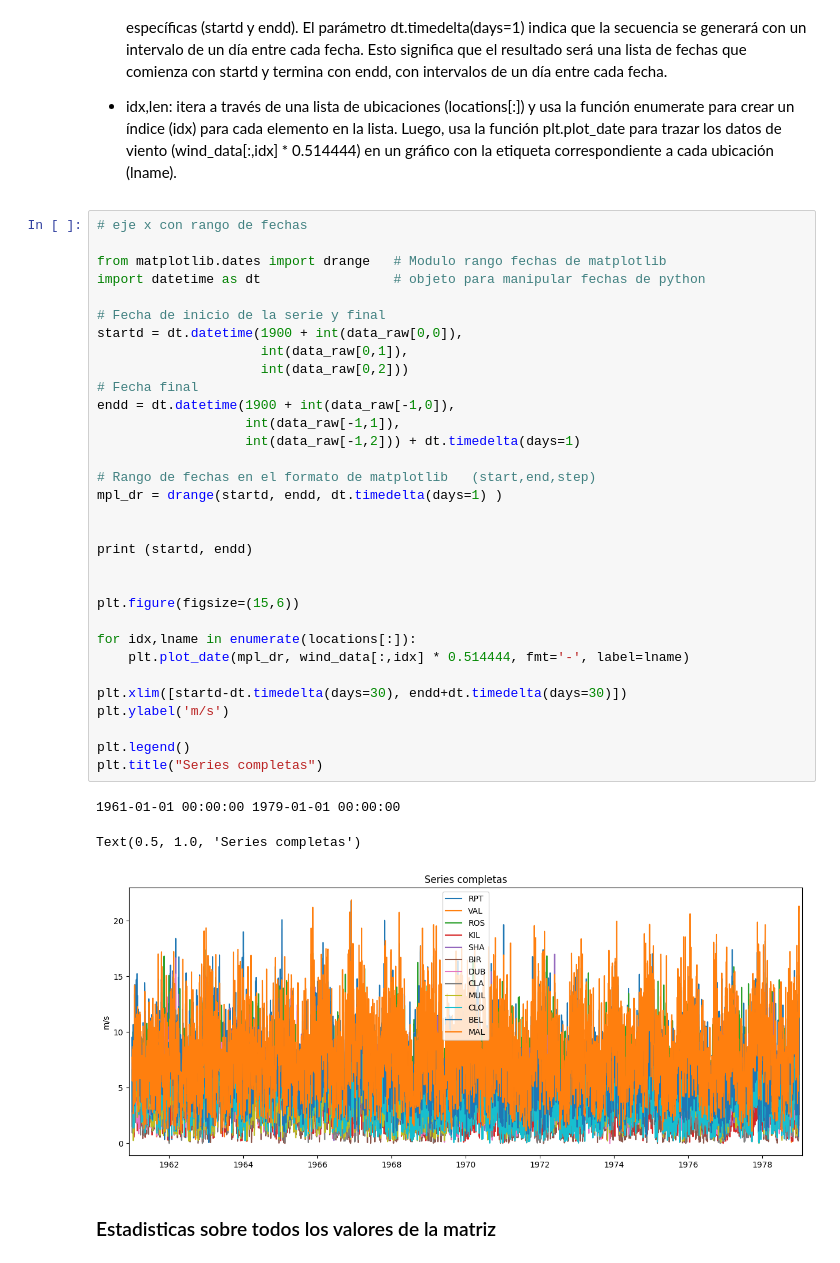
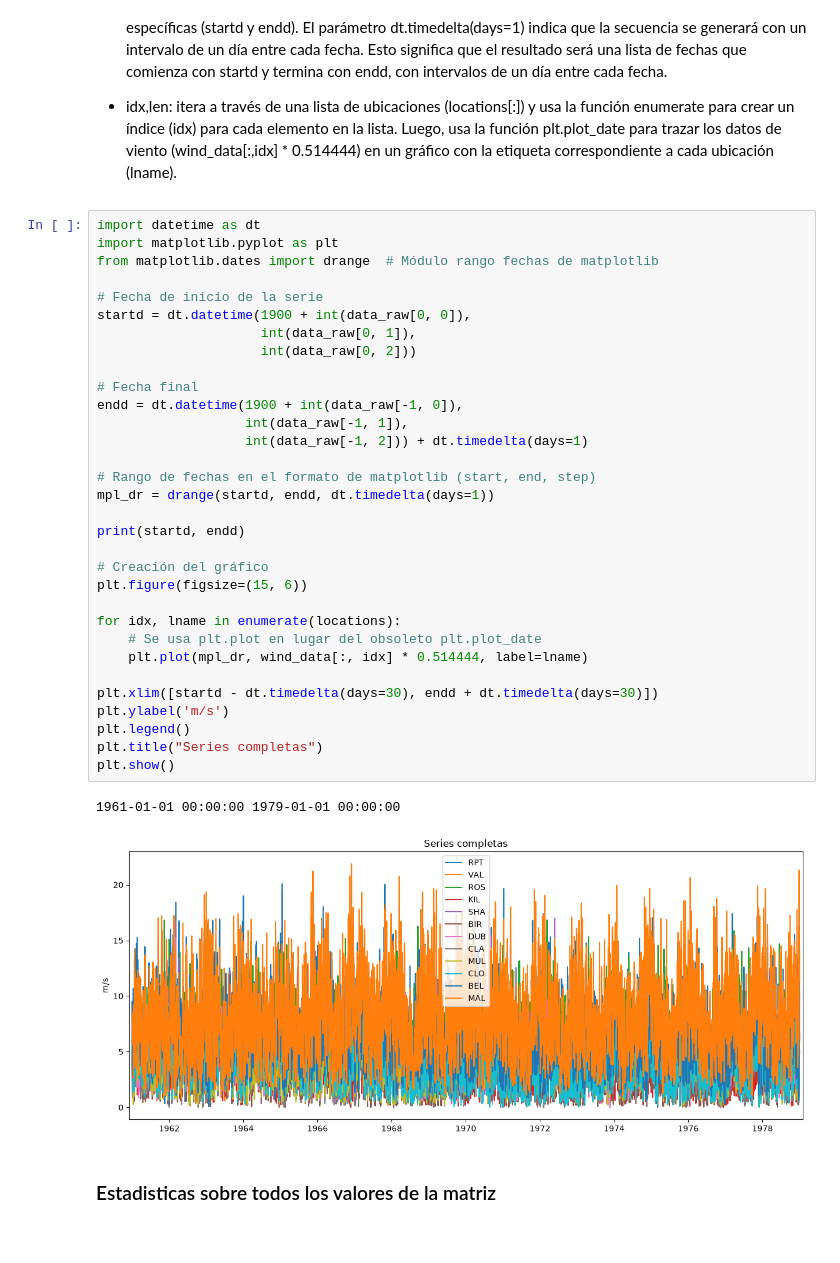
Before and after one commit to GRuesga/I.-Programacion-I, a Jupyter notebook: Unidad II/2. timeseries-numpy.ipynb, the cells around one changed output. Saved outputs shown, nothing was run; the diff lists cells and outputs as text.

```diff
--- a/Unidad II/2. timeseries-numpy.ipynb
+++ b/Unidad II/2. timeseries-numpy.ipynb
@@ -76,41 +77,40 @@ ModuleNotFoundError: No module named 'matplotlib'
 
 * idx,len: itera a través de una lista de ubicaciones (locations[:]) y usa la función enumerate para crear un índice (idx) para cada elemento en la lista. Luego, usa la función plt.plot_date para trazar los datos de viento (wind_data[:,idx] * 0.514444) en un gráfico con la etiqueta correspondiente a cada ubicación (lname).
 # %%
-# eje x con rango de fechas
+import datetime as dt
+import matplotlib.pyplot as plt
+from matplotlib.dates import drange  # Módulo rango fechas de matplotlib
 
-from matplotlib.dates import drange   # Modulo rango fechas de matplotlib
-import datetime as dt                 # objeto para manipular fechas de python
+# Fecha de inicio de la serie
+startd = dt.datetime(1900 + int(data_raw[0, 0]),
+                     int(data_raw[0, 1]),
+                     int(data_raw[0, 2]))
 
-# Fecha de inicio de la serie y final
-startd = dt.datetime(1900 + int(data_raw[0,0]),
-                     int(data_raw[0,1]),
-                     int(data_raw[0,2]))
 # Fecha final
-endd = dt.datetime(1900 + int(data_raw[-1,0]),
-                   int(data_raw[-1,1]),
-                   int(data_raw[-1,2])) + dt.timedelta(days=1)
+endd = dt.datetime(1900 + int(data_raw[-1, 0]),
+                   int(data_raw[-1, 1]),
+                   int(data_raw[-1, 2])) + dt.timedelta(days=1)
 
-# Rango de fechas en el formato de matplotlib   (start,end,step)
-mpl_dr = drange(startd, endd, dt.timedelta(days=1) )
+# Rango de fechas en el formato de matplotlib (start, end, step)
+mpl_dr = drange(startd, endd, dt.timedelta(days=1))
 
+print(startd, endd)
 
-print (startd, endd)
+# Creación del gráfico
+plt.figure(figsize=(15, 6))
 
+for idx, lname in enumerate(locations):
+    # Se usa plt.plot en lugar del obsoleto plt.plot_date
+    plt.plot(mpl_dr, wind_data[:, idx] * 0.514444, label=lname)
 
-plt.figure(figsize=(15,6))
-
-for idx,lname in enumerate(locations[:]):
-    plt.plot_date(mpl_dr, wind_data[:,idx] * 0.514444, fmt='-', label=lname)
-
-plt.xlim([startd-dt.timedelta(days=30), endd+dt.timedelta(days=30)])
+plt.xlim([startd - dt.timedelta(days=30), endd + dt.timedelta(days=30)])
 plt.ylabel('m/s')
-
 plt.legend()
 plt.title("Series completas")
+plt.show()
 # %% [output]
 1961-01-01 00:00:00 1979-01-01 00:00:00
-Text(0.5, 1.0, 'Series completas')
-[figure, old version]
+[figure, new version]
 # %% [markdown]
 ### Estadisticas sobre todos los valores de la matriz
 # %%
```
Also changed, not shown: parts of 10 cells of this notebook, 6 other files.
